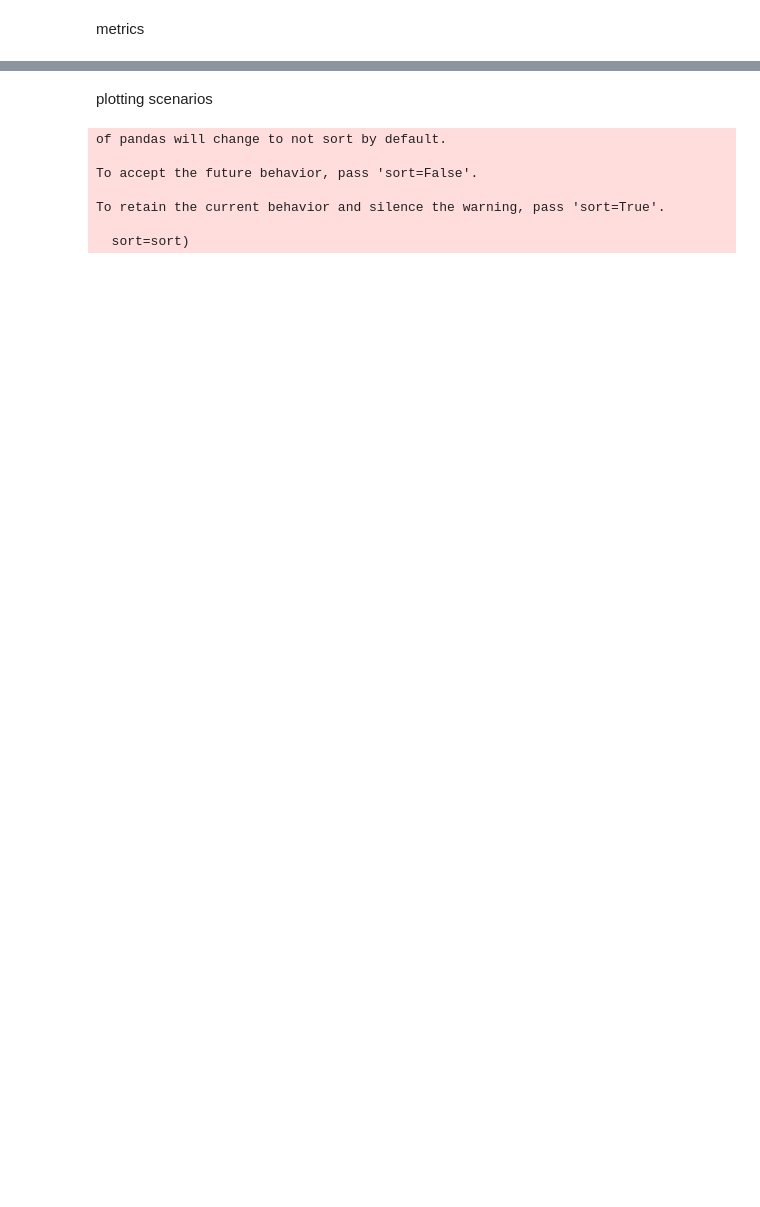
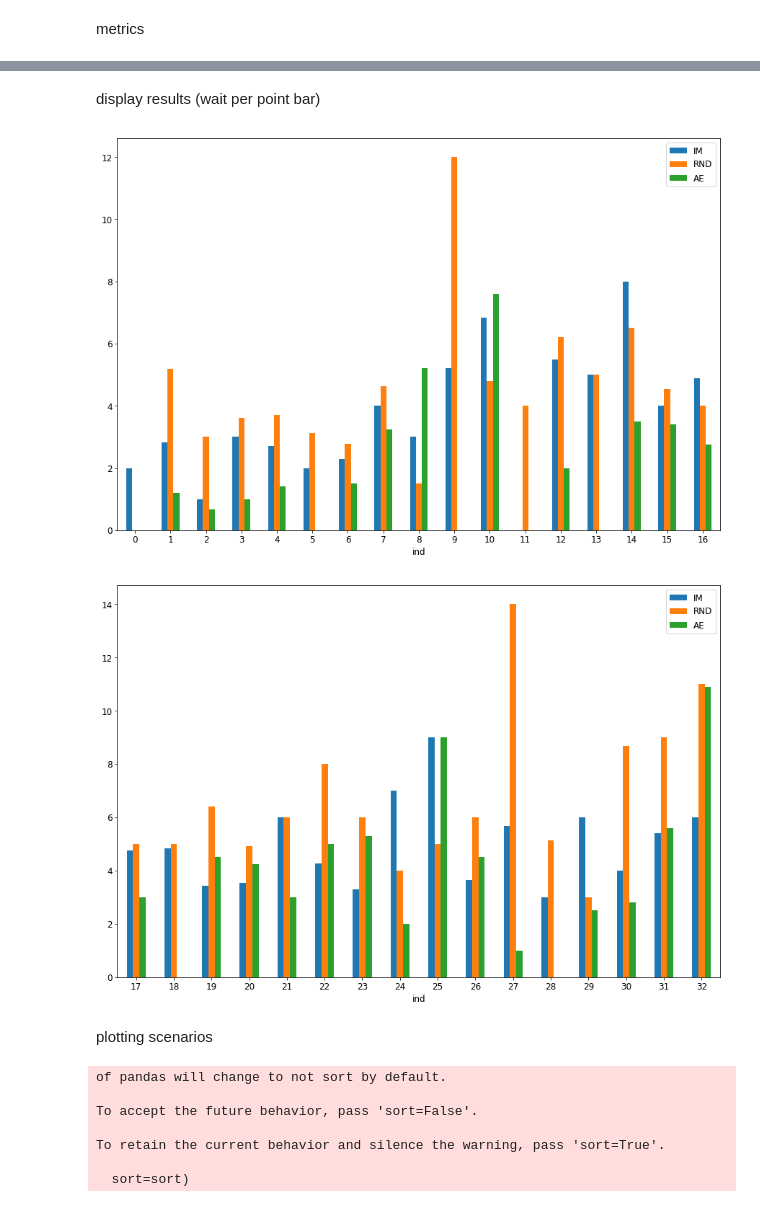
Before and after one commit to jonathan-murana/bus-generator, a Jupyter notebook: bus.ipynb, the cells around one changed output, grey strips where cells are left out. Cells and saved outputs as stored; diff of their text form; code cells hidden in the pictures; blank space fills up the shorter version.

Commit message:
bars graphic

```diff
--- a/bus.ipynb
+++ b/bus.ipynb
@@ -1093,3 +1107,10 @@ histogram(solutions, solutions_method, points_1200_1400_mapped)
+# %% [markdown]
+display results (wait per point bar)
+# %%
+bars(solutions, solutions_method, points_1200_1400_mapped)
+# %% [output]
+[figure, added]
+[figure, added]
 # %% [markdown]
 plotting scenarios
 # %%
```
Also changed, not shown: parts of 13 cells of this notebook.
